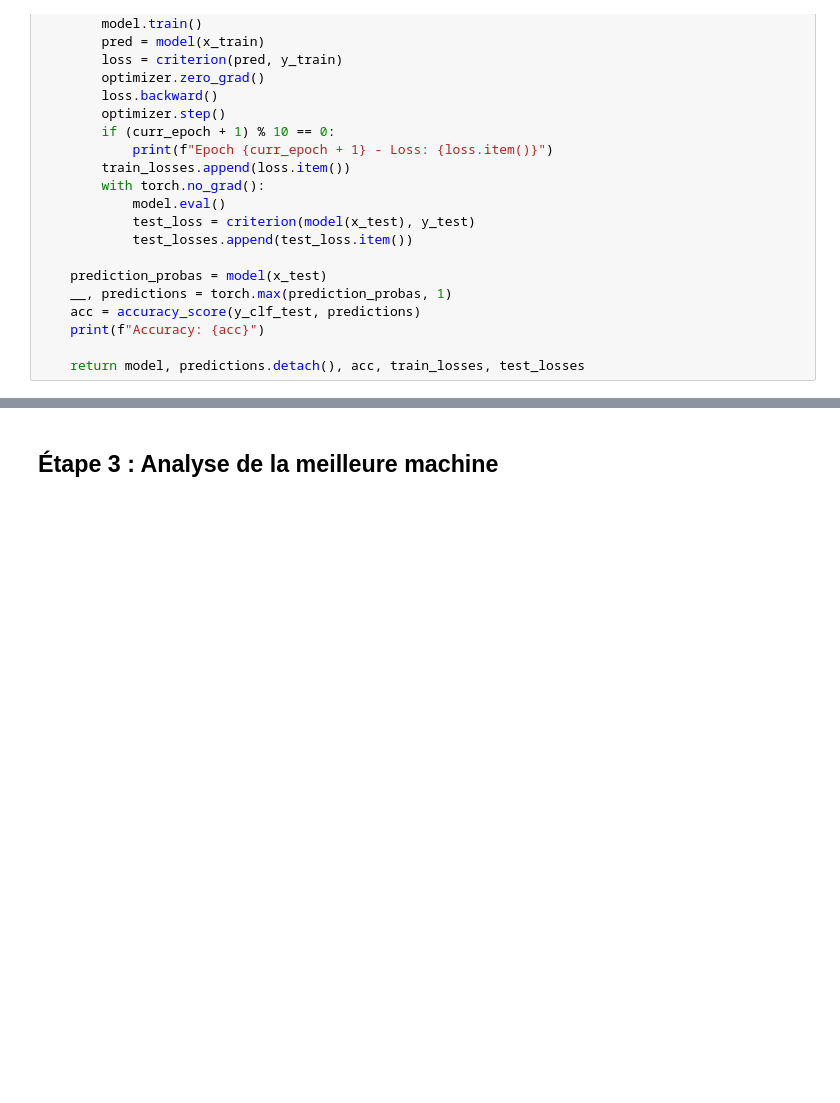
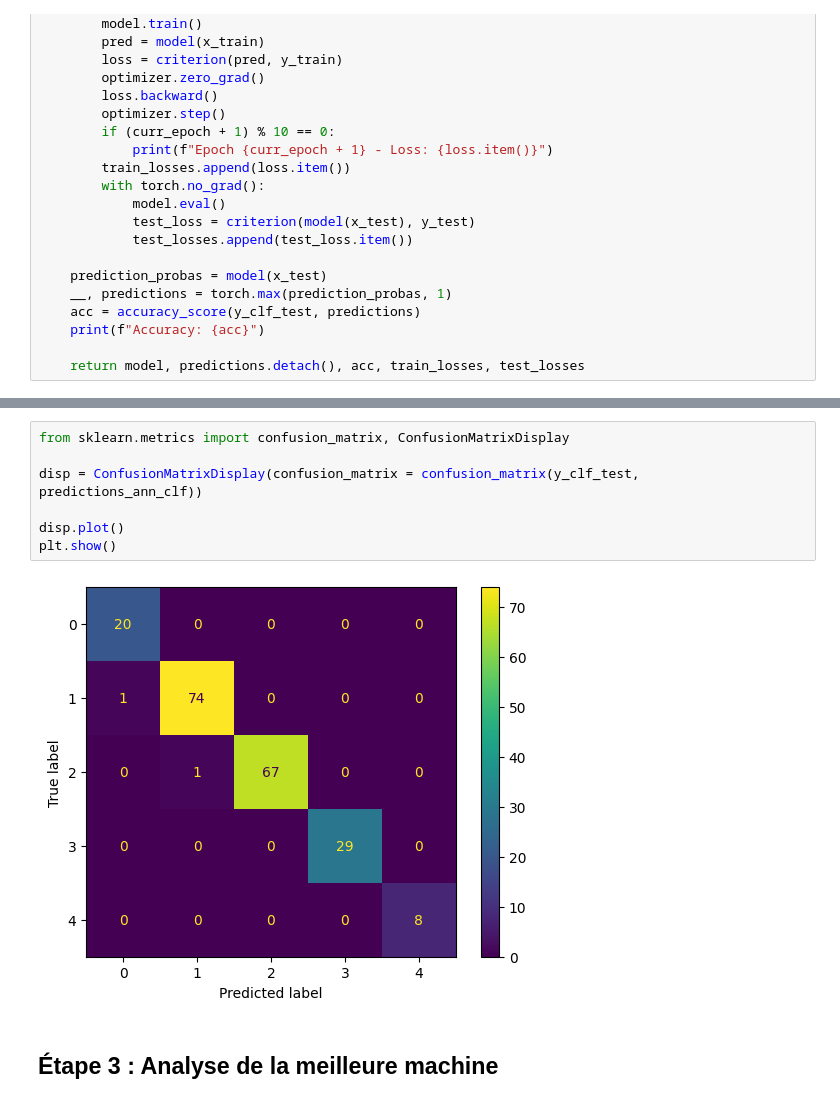
Before and after one commit to aL0NEW0LF/deep-learning-transfert-learning-labs, a Jupyter notebook: lab-1/notebook.ipynb, the cells around one changed output, grey strips where cells are left out. Saved outputs shown, nothing was run; the diff lists cells and outputs as text; blank space fills up the shorter version.

Commit message:
feat: confusion matrix

```diff
--- a/lab-1/notebook.ipynb
+++ b/lab-1/notebook.ipynb
@@ -362,3 +362,12 @@ Accuracy: 0.985
+# %%
+from sklearn.metrics import confusion_matrix, ConfusionMatrixDisplay
+
+disp = ConfusionMatrixDisplay(confusion_matrix = confusion_matrix(y_clf_test, predictions_ann_clf))
+
+disp.plot()
+plt.show()
+# %% [output]
+[figure, added]
 # %% [markdown]
 ## Étape 3 : Analyse de la meilleure machine
 # %%
```
Also changed, not shown: parts of 8 cells of this notebook.
